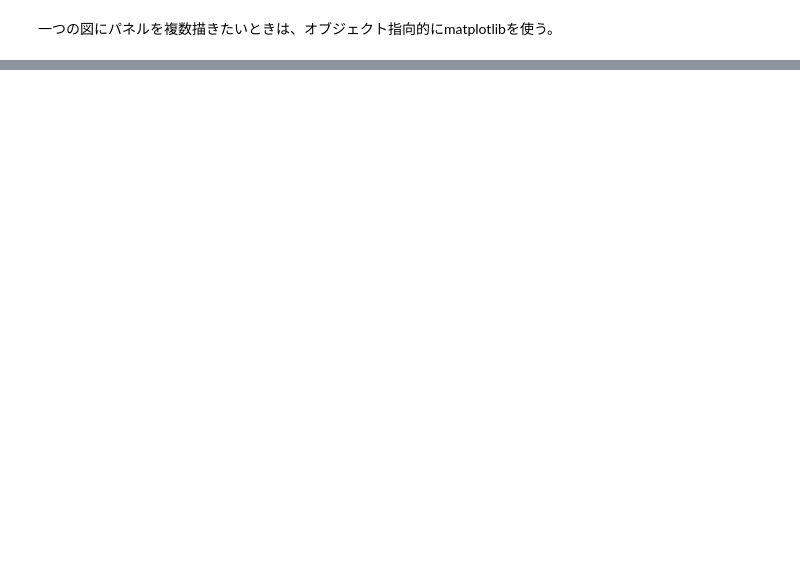
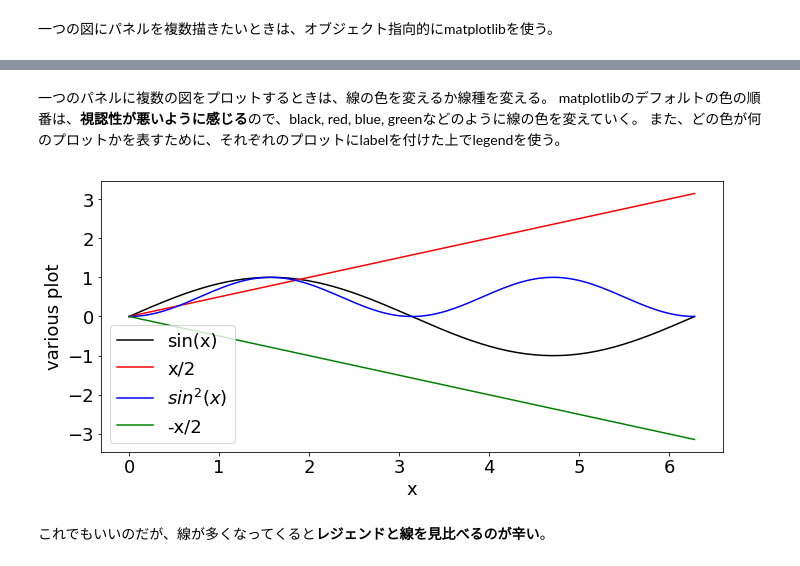
Before and after one commit to hottahd/Python-plot, a Jupyter notebook: 1dplot.ipynb, the cells around one changed output, grey strips where cells are left out. Cells and saved outputs as stored; diff of their text form; code cells hidden in the pictures; blank space fills up the shorter version.

Commit message:
add various color for 1dplot

```diff
--- a/1dplot.ipynb
+++ b/1dplot.ipynb
@@ -65,0 +80,34 @@ plt.tight_layout()
+# %% [markdown]
+一つのパネルに複数の図をプロットするときは、線の色を変えるか線種を変える。
+matplotlibのデフォルトの色の順番は、**視認性が悪いように感じる**ので、black, red, blue, greenなどのように線の色を変えていく。
+また、どの色が何のプロットかを表すために、それぞれのプロットにlabelを付けた上でlegendを使う。
+# %%
+x = np.linspace(0,2*np.pi,128)
+y = np.sin(x)
+
+#これまでと同じ設定
+plt.rcParams["font.size"] = 18
+fig = plt.figure(num=100,figsize=(10, 5))
+ax1 = fig.add_subplot(111)
+
+#4個のプロットを行う
+ax1.plot(x,y,color="black",label="sin(x)")
+ax1.plot(x,x/2,color="red",label="x/2")
+ax1.plot(x,y**2,color="blue",label="$sin^2(x)$")
+ax1.plot(x,-x/2,color="green",label="-x/2")
+
+ax1.legend()
+ax2.plot(x,y**2)
+
+#軸の名前を設定
+#axesを設定したときは、軸の名前の設定の仕方が少し違う
+#set_　が必要になる。
+ax1.set_xlabel("x")
+ax1.set_ylabel("various plot")
+
+#文字が重ならないようにするため
+plt.tight_layout()
+# %% [output]
+[figure, added]
+# %% [markdown]
+これでもいいのだが、線が多くなってくると**レジェンドと線を見比べるのが辛い**。
```
Also changed, not shown: parts of 8 cells of this notebook.
